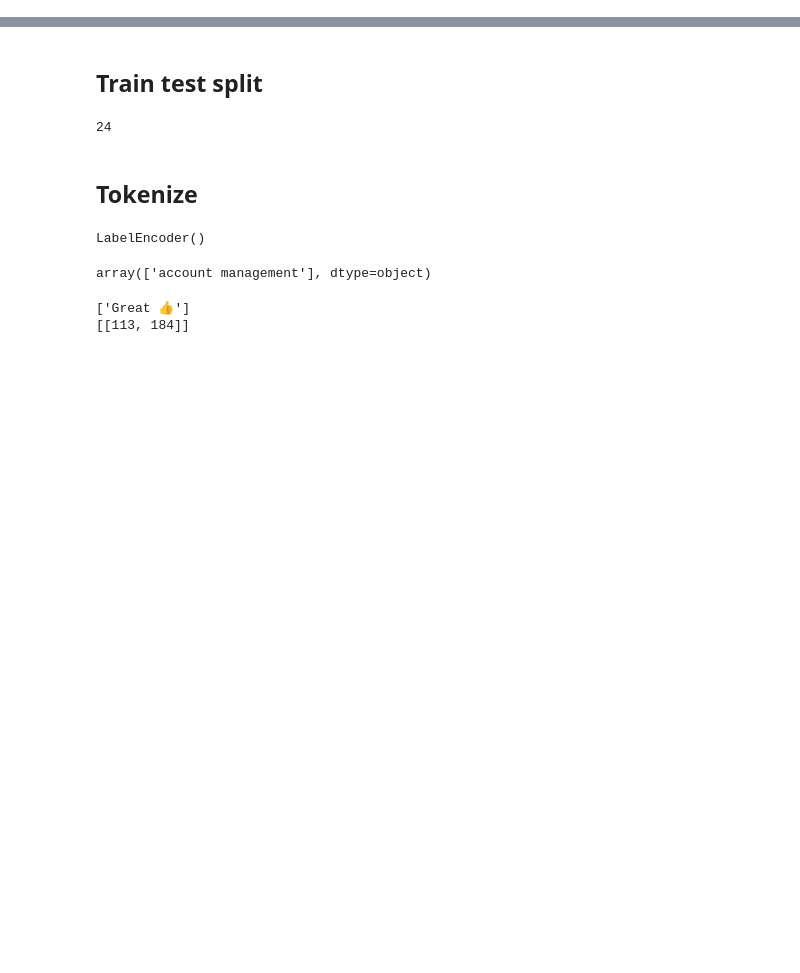
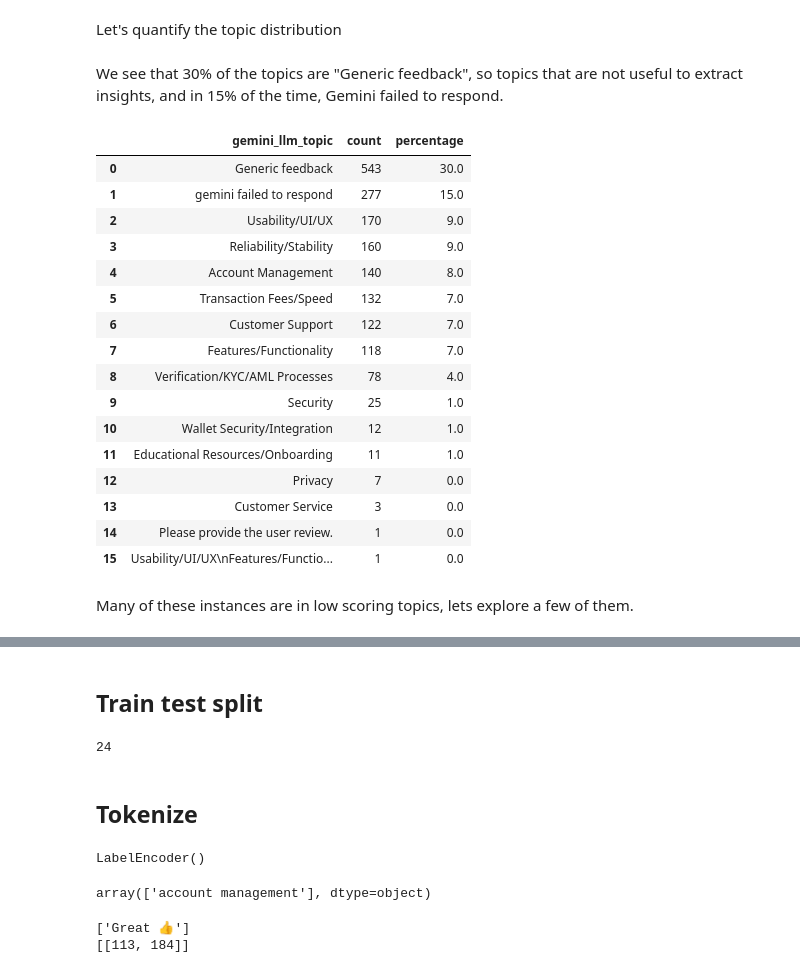
Before and after one commit to JJTorresDS/gptopic, a Jupyter notebook: 3-Topic validation.ipynb, the cells around one changed output, grey strips where cells are left out. Saved outputs shown, nothing was run; the diff lists cells and outputs as text; code cells hidden in the pictures; blank space fills up the shorter version.

```diff
--- a/crypto_apps_topics_jonas.ipynb
+++ b/3-Topic validation.ipynb
@@ -371,0 +49,2 @@ Name: count, dtype: int64
+# %%
+topic_distribution = df_r["gemini_llm_topic"].value_counts().reset_index()
@@ -371,0 +67,28 @@ Name: count, dtype: int64
+# %% [markdown]
+Let's quantify the topic distribution
+# %%
+topic_distribution["percentage"] = (topic_distribution["count"]/ topic_distribution["count"].sum()).round(2) * 100
+# %% [markdown]
+We see that 30% of the topics are "Generic feedback", so topics that are not useful to extract insights, and in 15% of the time, Gemini failed to respond.
+# %%
+topic_distribution
+# %% [output]
+|  | gemini_llm_topic | count | percentage |
+| 0 | Generic feedback | 543 | 30.0 |
+| 1 | gemini failed to respond | 277 | 15.0 |
+| 2 | Usability/UI/UX | 170 | 9.0 |
+| 3 | Reliability/Stability | 160 | 9.0 |
+| 4 | Account Management | 140 | 8.0 |
+| 5 | Transaction Fees/Speed | 132 | 7.0 |
+| 6 | Customer Support | 122 | 7.0 |
+| 7 | Features/Functionality | 118 | 7.0 |
+| 8 | Verification/KYC/AML Processes | 78 | 4.0 |
+| 9 | Security | 25 | 1.0 |
+| 10 | Wallet Security/Integration | 12 | 1.0 |
+| 11 | Educational Resources/Onboarding | 11 | 1.0 |
+| 12 | Privacy | 7 | 0.0 |
+| 13 | Customer Service | 3 | 0.0 |
+| 14 | Please provide the user review. | 1 | 0.0 |
+| 15 | Usability/UI/UX\nFeatures/Functio... | 1 | 0.0 |
+# %% [markdown]
+Many of these instances are in low scoring topics, lets explore a few of them.
```
Also changed, not shown: parts of 76 cells of this notebook, 23 other files.
